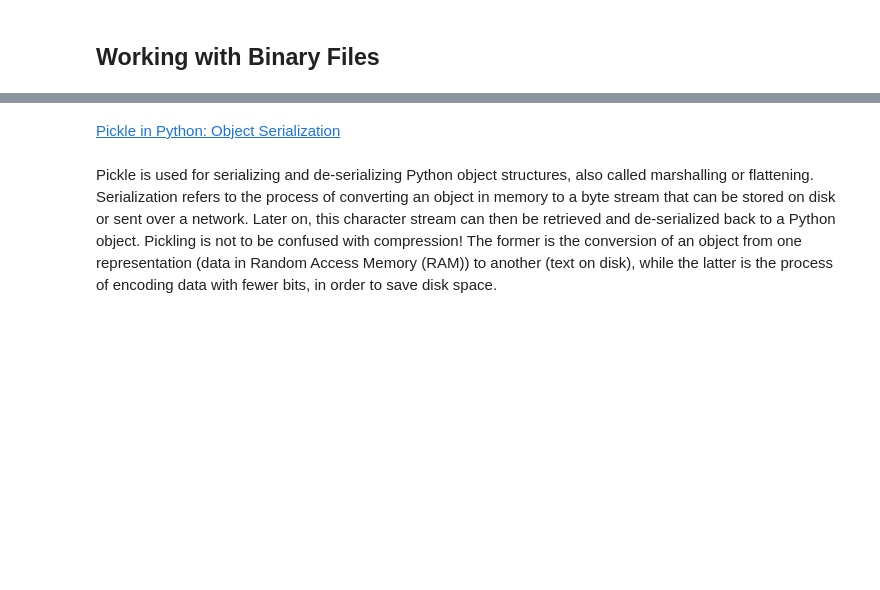
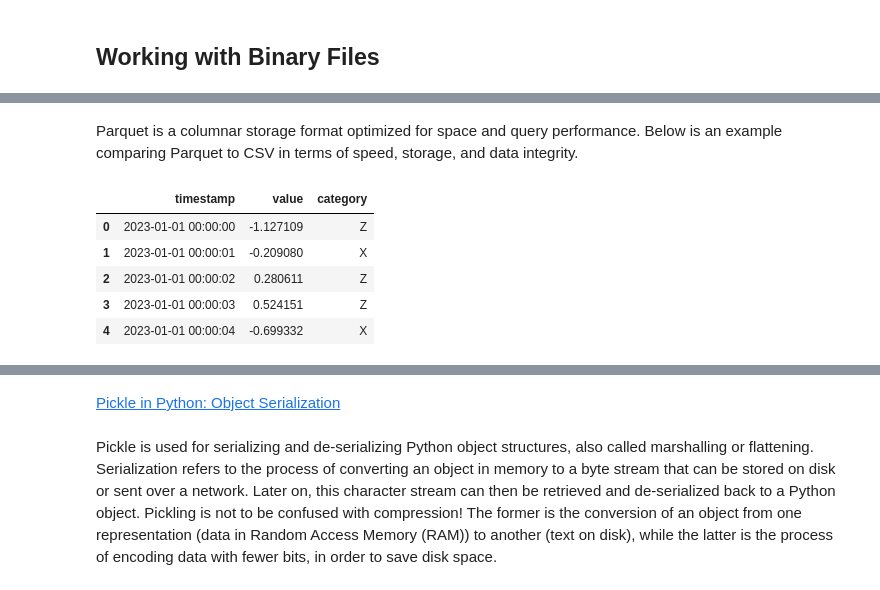
Before and after one commit to ervinstrmcnik/python-data-analytics, a Jupyter notebook: Part_04_Acquiring_Your_Data/Acquiring_Your_Data.ipynb, the cells around one changed output, grey strips where cells are left out. Cells and saved outputs as stored; diff of their text form; code cells hidden in the pictures; blank space fills up the shorter version.

```diff
--- a/Part_04_Acquiring_Your_Data/Acquiring_Your_Data.ipynb
+++ b/Part_04_Acquiring_Your_Data/Acquiring_Your_Data.ipynb
@@ -802,0 +816,16 @@ f500.to_xml(data_folder_path / "f500.xml")
+# %% [markdown]
+Parquet is a columnar storage format optimized for space and query performance. Below is an example comparing Parquet to CSV in terms of speed, storage, and data integrity.
+# %%
+import time
+
+# Create a DataFrame with mixed data types
+dates = pd.date_range("2023-01-01", periods=1_000_000, freq="s")
+df_data = pd.DataFrame({"timestamp": dates, "value": np.random.randn(len(dates)), "category": pd.Categorical(np.random.choice(["X", "Y", "Z"], len(dates)))})
+df_data.head()
+# %% [output]
+|  | timestamp | value | category |
+| 0 | 2023-01-01 00:00:00 | -1.127109 | Z |
+| 1 | 2023-01-01 00:00:01 | -0.209080 | X |
+| 2 | 2023-01-01 00:00:02 | 0.280611 | Z |
+| 3 | 2023-01-01 00:00:03 | 0.524151 | Z |
+| 4 | 2023-01-01 00:00:04 | -0.699332 | X |
```
Also changed, not shown: parts of 38 cells of this notebook, 1 other file.
